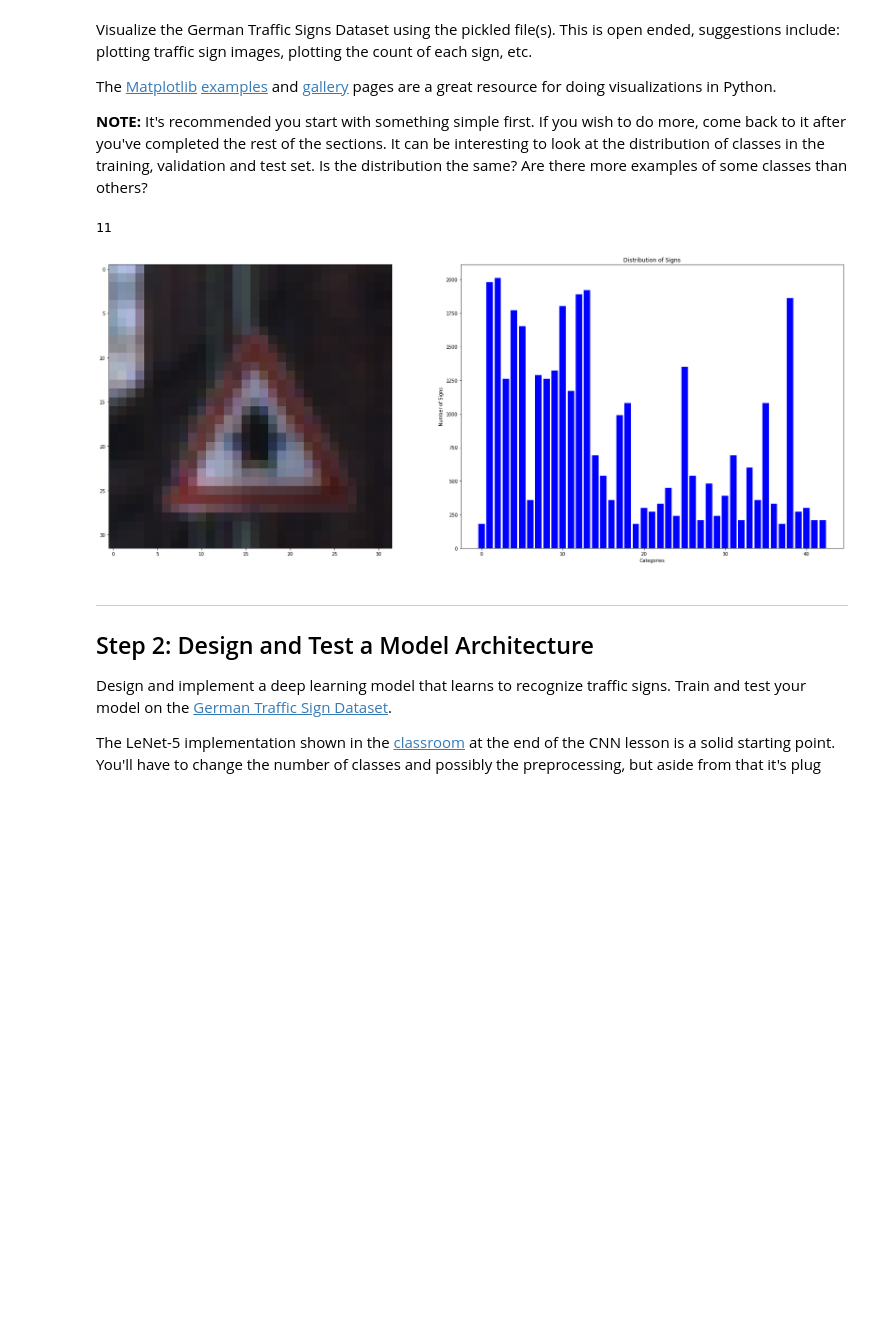
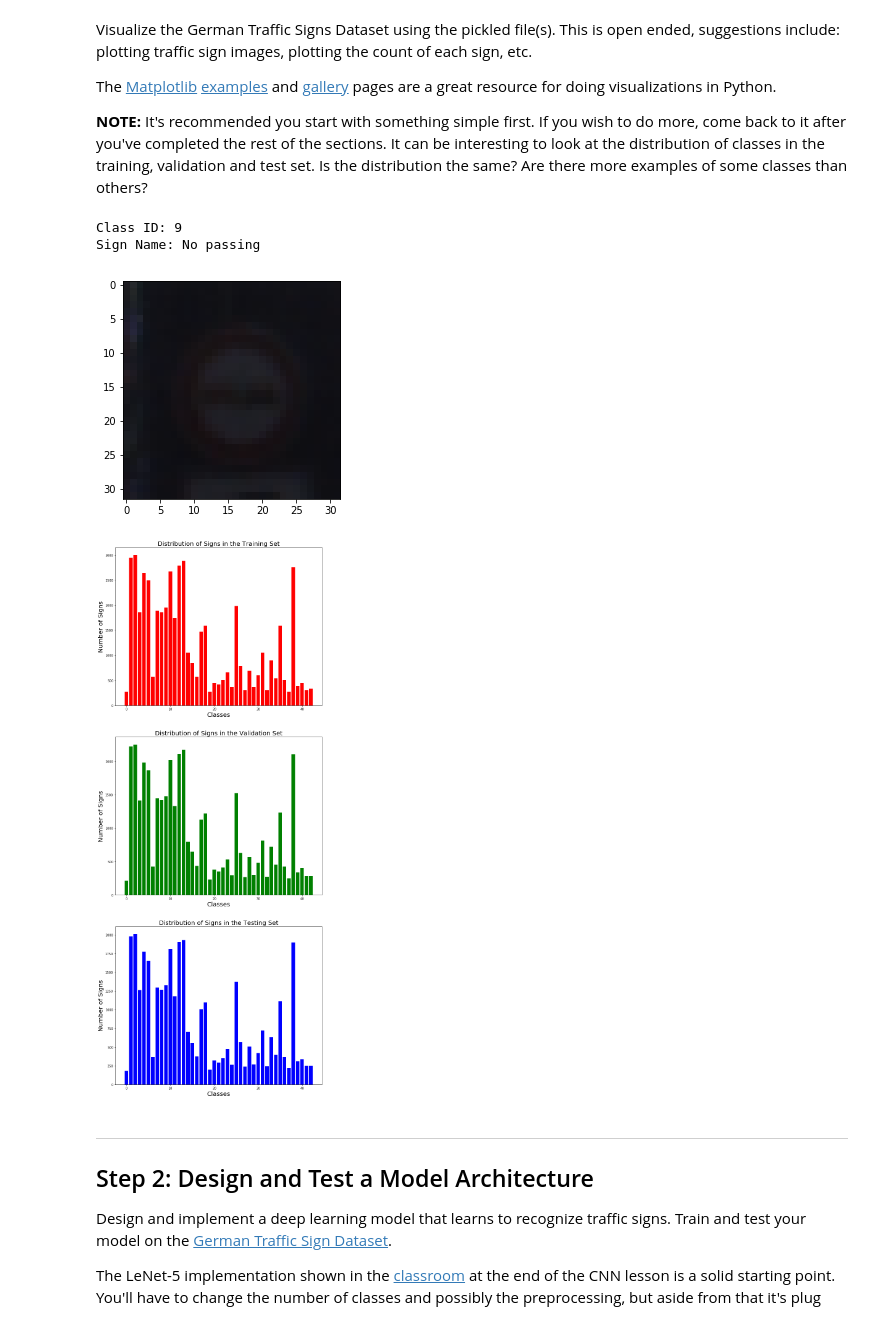
Before and after one commit to SS47816/CarND-Traffic-Sign-Classifier-Project, a Jupyter notebook: Traffic_Sign_Classifier.ipynb, the cells around one changed output. Cells and saved outputs as stored; diff of their text form; code cells hidden in the pictures; blank space fills up the shorter version.

```diff
--- a/Traffic_Sign_Classifier.ipynb
+++ b/Traffic_Sign_Classifier.ipynb
@@ -78,7 +78,8 @@ image_shape = X_train[0].shape
 # image_shape = train['sizes']
 
 # TODO: How many unique classes/labels there are in the dataset.
-n_classes = pd.read_csv("signnames.csv").shape[0]
+csv_file = pd.read_csv("signnames.csv")
+n_classes = csv_file.shape[0]
 
 print("Number of training examples =", n_train)
 print("Number of validation examples =", n_validation)
@@ -110,43 +111,60 @@ import random
 %matplotlib inline
 
 # Configure the plots
-f, (ax1, ax2) = plt.subplots(1, 2, figsize=(24, 9))
-f.tight_layout()
+f1, ax1 = plt.subplots()
+# f1.tight_layout()
+f2, (ax2, ax3, ax4) = plt.subplots(3, 1, figsize=(12, 32))
+# f2.tight_layout()
 
 # display a random traffic sign image
 img_id = random.randint(1, len(X_train))
 image = X_train[img_id]
-print(y_train[img_id])
+class_id = y_train[img_id]
+sign_name = csv_file["SignName"][class_id]
+print("Class ID: " + str(class_id))
+print("Sign Name: " + sign_name)
 ax1.imshow(image)
 ax1.axis()
 
 # count of each sign in training set
 count_train = np.empty([n_classes])
 for x in range(0, len(y_train)):
     count_train[y_train[x]] = count_train[y_train[x]] + 1
 
 # count of each sign in validation set
 count_valid = np.empty([n_classes])
 for x in range(0, len(y_valid)):
     count_valid[y_valid[x]] = count_valid[y_valid[x]] + 1
 
 # count of each sign in testing set
 count_test = np.empty([n_classes])
 for x in range(0, len(y_test)):
     count_test[y_test[x]] = count_test[y_test[x]] + 1
 
 # plot the histogram
+ax2.set_xlabel('Classes', fontsize=20)
+ax2.set_ylabel('Number of Signs', fontsize=20)
+ax2.set_title('Distribution of Signs in the Training Set', fontsize=20)
+ax2.axis()
 ax2.bar(list(range(0, n_classes)), count_test, color='red')
-ax2.bar(list(range(0, n_classes)), count_valid, color='green')
-ax2.bar(list(range(0, n_classes)), count_train, color='blue')
-ax2.set_xlabel('Categories')
-ax2.set_ylabel('Number of Signs')
-ax2.set_title('Distribution of Signs')
 
+ax3.set_xlabel('Classes', fontsize=20)
+ax3.set_ylabel('Number of Signs', fontsize=20)
+ax3.set_title('Distribution of Signs in the Validation Set', fontsize=20)
+ax3.bar(list(range(0, n_classes)), count_valid, color='green')
+
+ax4.set_xlabel('Classes', fontsize=20)
+ax4.set_ylabel('Number of Signs', fontsize=20)
+ax4.set_title('Distribution of Signs in the Testing Set', fontsize=20)
+ax4.bar(list(range(0, n_classes)), count_train, color='blue')
+
+f2.savefig('Distribution.jpg')
 plt.show()
 # %% [output]
-11
+Class ID: 9
+Sign Name: No passing
-[figure, old version]
+[figure, new version]
+[figure, added]
 # %% [markdown]
 ----
 
```
Also changed, not shown: parts of 4 cells of this notebook, 4 other files.
